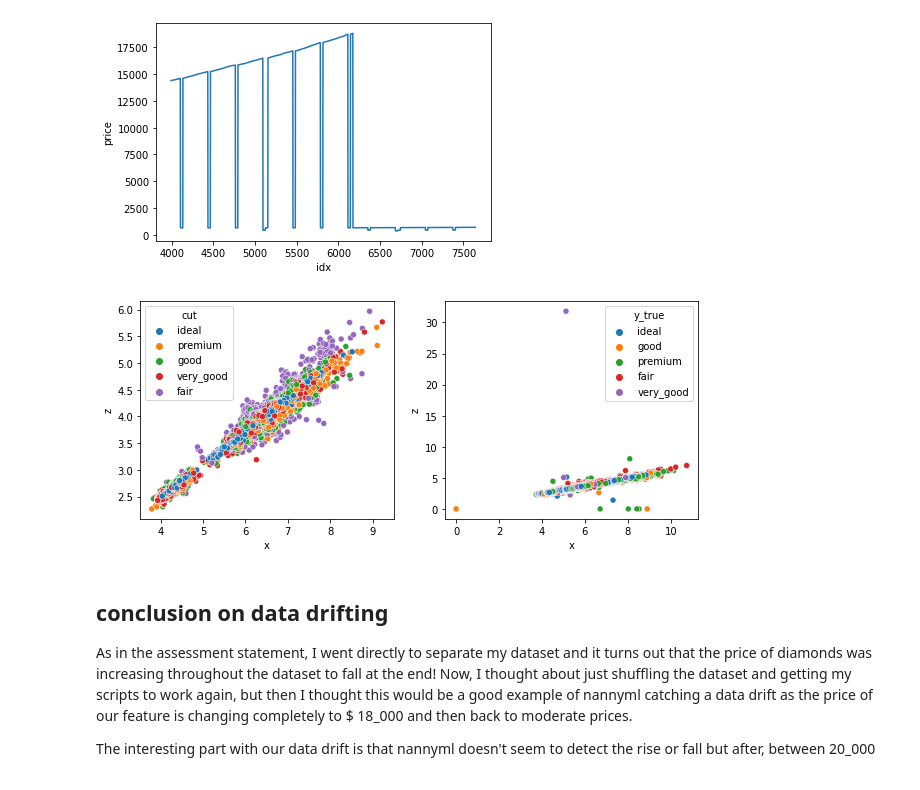
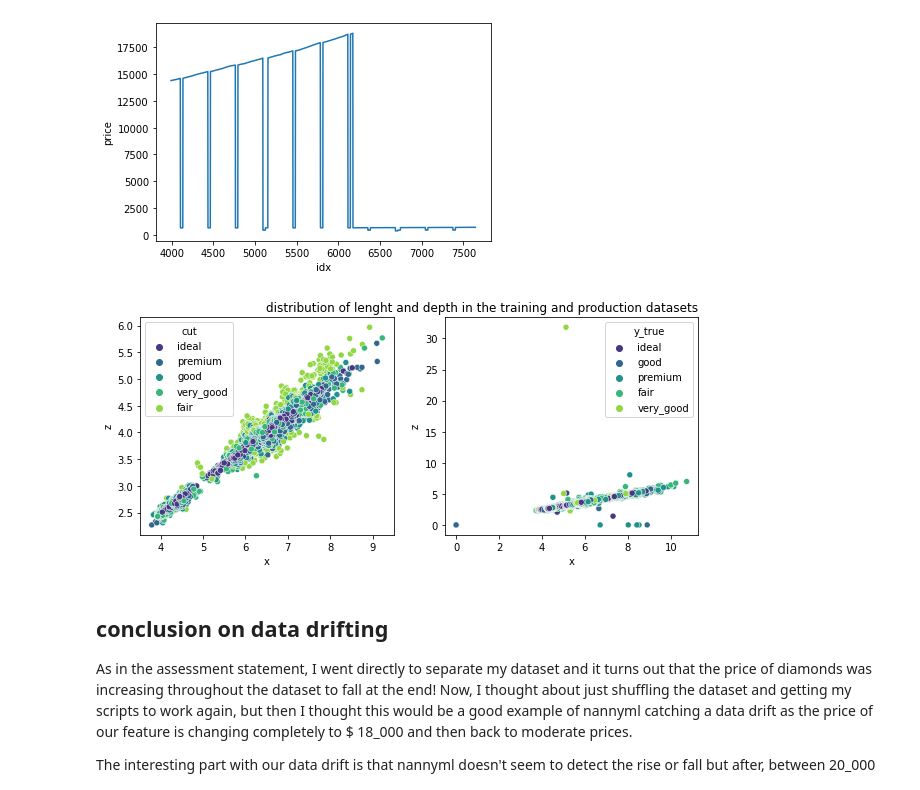
Before and after one commit to ieXLnc/Diamonds_data, a Jupyter notebook: Diamonds Analyse data.ipynb, the cells around one changed output. Cells and saved outputs as stored; diff of their text form; code cells hidden in the pictures.

```diff
--- a/Diamonds Analyse data.ipynb
+++ b/Diamonds Analyse data.ipynb
@@ -149,14 +144,16 @@ plt.show()
 # %%
 palette=sns.color_palette('viridis', df_training.cut.unique().shape[0])
 
 fig,axes = plt.subplots(nrows=1,ncols=2, figsize=(10,2*2))
 
-sns.scatterplot(y='z', x='x', color=palette[2], hue='cut' ,ax=axes[0], data=df_training)
-sns.scatterplot(y='z', x='x', color=palette[2],  hue='y_true', ax=axes[1], data=df_prod)
+sns.scatterplot(y='z', x='x', color=palette[2], hue='cut', palette=palette, ax=axes[0], data=df_training)
+sns.scatterplot(y='z', x='x', color=palette[2],  hue='y_true', palette=palette, ax=axes[1], data=df_prod)
 
+plt.title('distribution of lenght and depth in the training and production datasets',loc='right')
+plt.savefig('Plots/distr_df.png')
 plt.show();
 # %% [output]
-[figure, old version]
+[figure, new version]
 # %% [markdown]
 ## conclusion on data drifting
 
```
Also changed, not shown: parts of 8 cells of this notebook.
